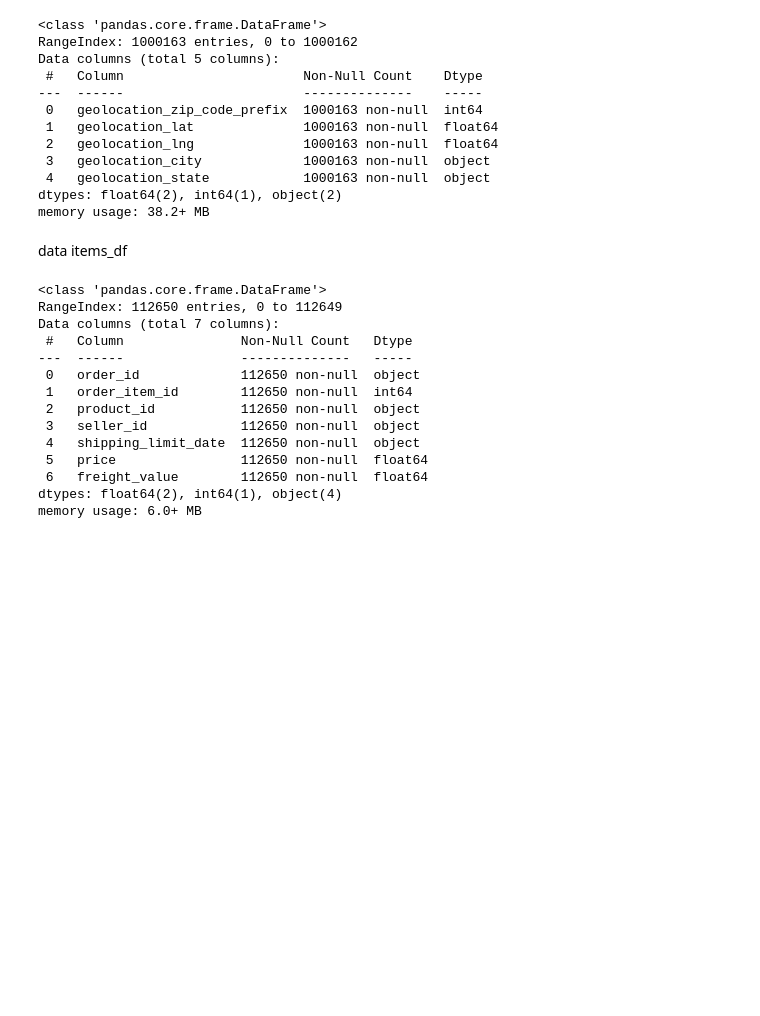
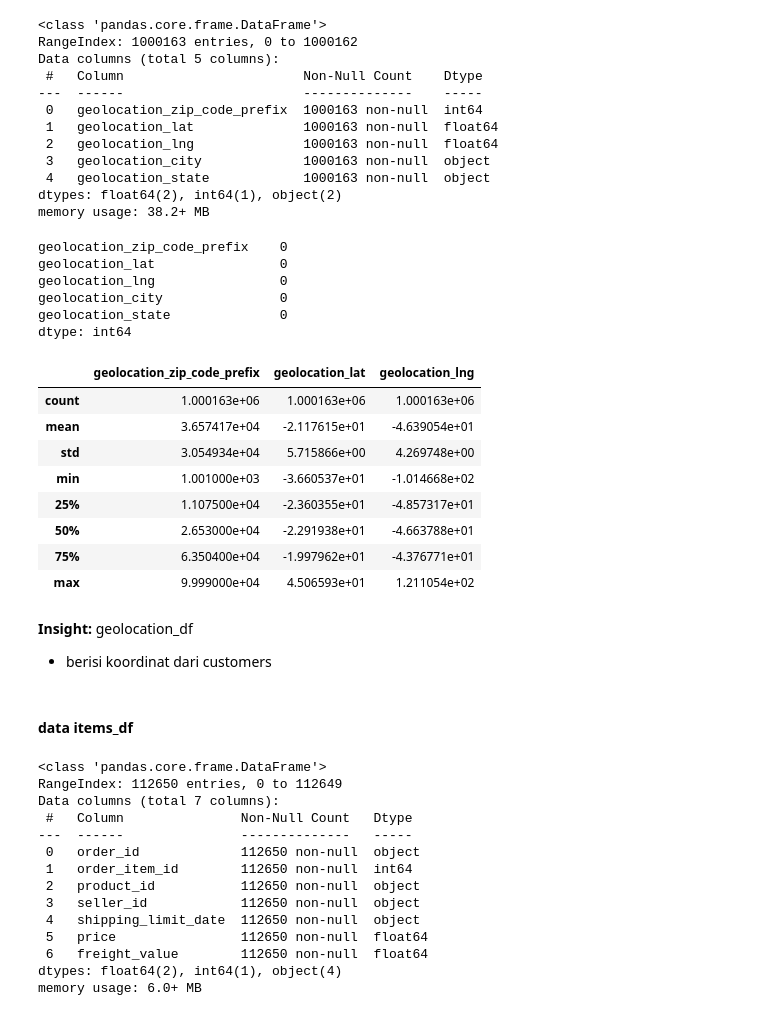
Before and after one commit to trooulala/Belajar-Analisis-Data-Dengan-Python-Submission, a Jupyter notebook: notebook.ipynb, the cells around one changed output. Cells and saved outputs as stored; diff of their text form; code cells hidden in the pictures; blank space fills up the shorter version.

```diff
--- a/notebook.ipynb
+++ b/notebook.ipynb
@@ -188,8 +199,32 @@ Data columns (total 5 columns):
  4   geolocation_state            1000163 non-null  object
 dtypes: float64(2), int64(1), object(2)
 memory usage: 38.2+ MB
-# %% [markdown]
-data items_df
+# %%
+geolocation_df.isna().sum()
+# %% [output]
+geolocation_zip_code_prefix    0
+geolocation_lat                0
+geolocation_lng                0
+geolocation_city               0
+geolocation_state              0
+dtype: int64
+# %%
+geolocation_df.describe()
+# %% [output]
+|  | geolocation_zip_code_prefix | geolocation_lat | geolocation_lng |
+| count | 1.000163e+06 | 1.000163e+06 | 1.000163e+06 |
+| mean | 3.657417e+04 | -2.117615e+01 | -4.639054e+01 |
+| std | 3.054934e+04 | 5.715866e+00 | 4.269748e+00 |
+| min | 1.001000e+03 | -3.660537e+01 | -1.014668e+02 |
+| 25% | 1.107500e+04 | -2.360355e+01 | -4.857317e+01 |
+| 50% | 2.653000e+04 | -2.291938e+01 | -4.663788e+01 |
+| 75% | 6.350400e+04 | -1.997962e+01 | -4.376771e+01 |
+| max | 9.999000e+04 | 4.506593e+01 | 1.211054e+02 |
+# %% [markdown]
+**Insight:** geolocation_df
+- berisi koordinat dari customers
+# %% [markdown]
+#### data items_df
 # %%
 items_df.info()
 # %% [output]
```
Also changed, not shown: parts of 94 cells of this notebook, 2 other files.
